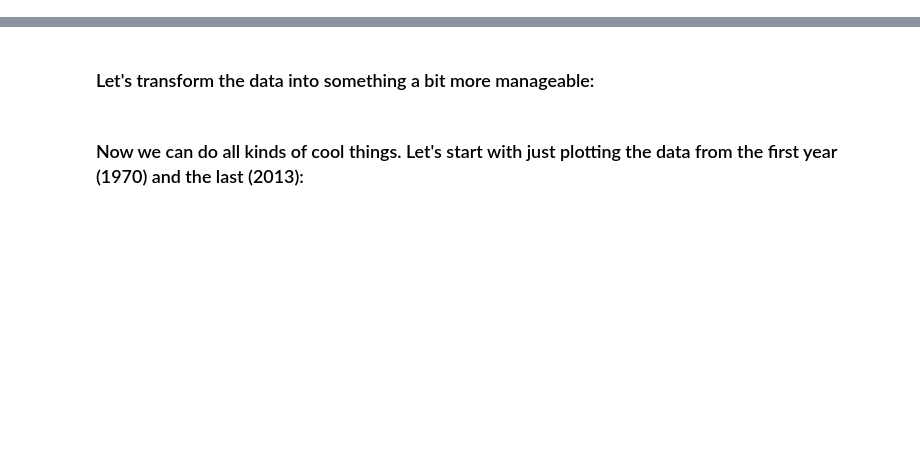
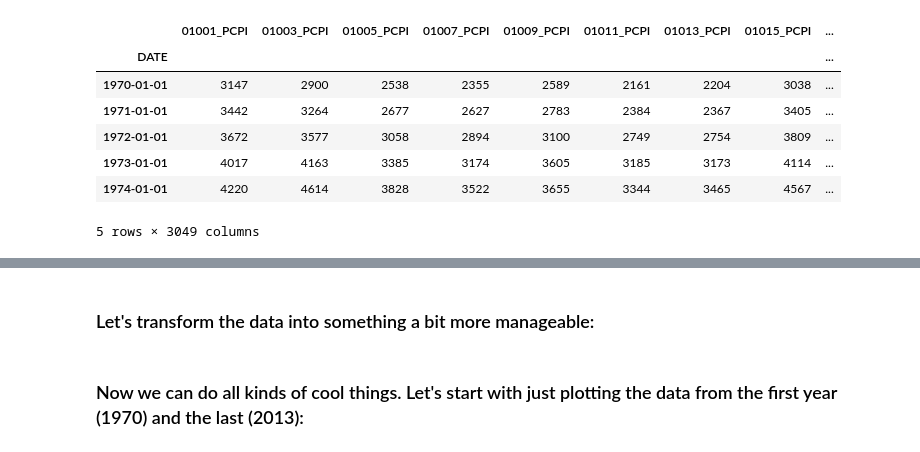
Before and after one commit to thomasbkahn/PCPI-vs-POP, a Jupyter notebook: demo.ipynb, the cells around one changed output, grey strips where cells are left out. Cells and saved outputs as stored; diff of their text form; code cells hidden in the pictures; blank space fills up the shorter version.

```diff
--- a/demo.ipynb
+++ b/demo.ipynb
@@ -44,0 +66,12 @@ PCPI_data.drop(to_remove, axis=1, inplace=True)
+# %%
+PCPI_data.head()
+# In units of dollars, not adjusted for inflation
+# %% [output]
+|  | 01001_PCPI | 01003_PCPI | 01005_PCPI | 01007_PCPI | 01009_PCPI | 01011_PCPI | 01013_PCPI | 01015_PCPI | ... |
+| DATE |  |  |  |  |  |  |  |  | ... |
+| 1970-01-01 | 3147 | 2900 | 2538 | 2355 | 2589 | 2161 | 2204 | 3038 | ... |
+| 1971-01-01 | 3442 | 3264 | 2677 | 2627 | 2783 | 2384 | 2367 | 3405 | ... |
+| 1972-01-01 | 3672 | 3577 | 3058 | 2894 | 3100 | 2749 | 2754 | 3809 | ... |
+| 1973-01-01 | 4017 | 4163 | 3385 | 3174 | 3605 | 3185 | 3173 | 4114 | ... |
+| 1974-01-01 | 4220 | 4614 | 3828 | 3522 | 3655 | 3344 | 3465 | 4567 | ... |
+5 rows × 3049 columns
```
Also changed, not shown: parts of 26 cells of this notebook, 4 other files.
